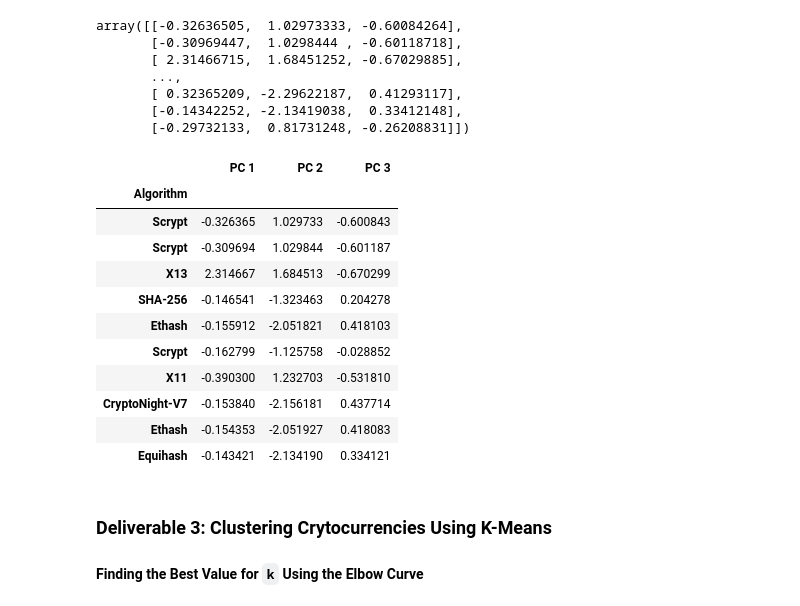
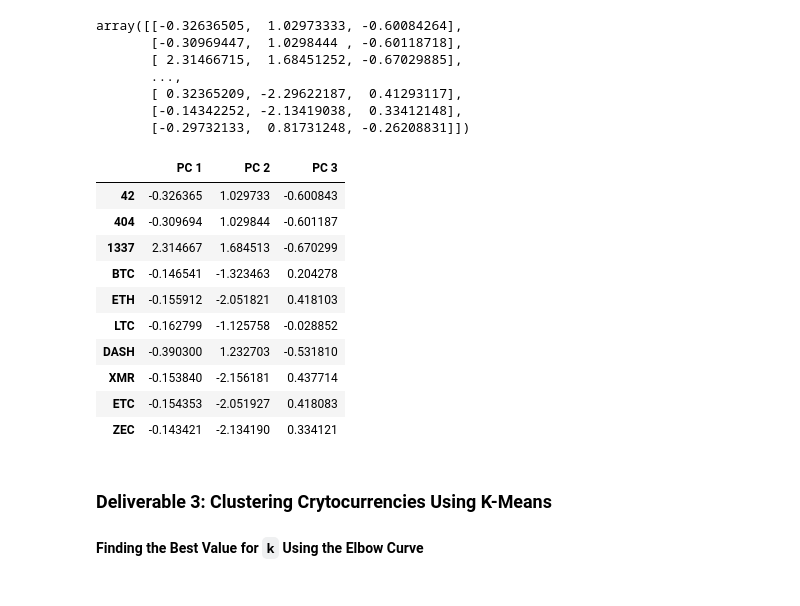
Before and after one commit to skyeryser/Cryptocurrencies, a Jupyter notebook: crypto_clustering.ipynb, the cells around one changed output. Drawn from its saved outputs; the diff is of its cells as text; code cells hidden in the pictures.

Commit message:
Fixing pcs_df index

```diff
--- a/crypto_clustering.ipynb
+++ b/crypto_clustering.ipynb
@@ -100,5 +100,8 @@ crypto_df.head(10)
 # Create a new DataFrame that holds only the cryptocurrencies names.
 crypto_names_df = pd.DataFrame(crypto_df['CoinName'])
 crypto_names_df.head()
-#crypto_names_df.shape
+
+# Make a list of the crypto_names_df index values
+crypto_names_list = crypto_names_df.index
+crypto_names_list
 # %% [output]
@@ -178,22 +180,21 @@ array([[-0.32636505,  1.02973333, -0.60084264],
        [-0.29732133,  0.81731248, -0.26208831]])
 # %%
 # Create a DataFrame with the three principal components.
-pcs_df = pd.DataFrame(data=crypto_pca, columns=['PC 1', 'PC 2', 'PC 3'], index=crypto_df.iloc[:, 0])
+pcs_df = pd.DataFrame(data=crypto_pca, columns=['PC 1', 'PC 2', 'PC 3'], index=crypto_names_list)
 pcs_df.head(10)
 #pcs_df.shape
 # %% [output]
 |  | PC 1 | PC 2 | PC 3 |
-| Algorithm |  |  |  |
-| Scrypt | -0.326365 | 1.029733 | -0.600843 |
-| Scrypt | -0.309694 | 1.029844 | -0.601187 |
-| X13 | 2.314667 | 1.684513 | -0.670299 |
-| SHA-256 | -0.146541 | -1.323463 | 0.204278 |
-| Ethash | -0.155912 | -2.051821 | 0.418103 |
-| Scrypt | -0.162799 | -1.125758 | -0.028852 |
-| X11 | -0.390300 | 1.232703 | -0.531810 |
-| CryptoNight-V7 | -0.153840 | -2.156181 | 0.437714 |
-| Ethash | -0.154353 | -2.051927 | 0.418083 |
-| Equihash | -0.143421 | -2.134190 | 0.334121 |
+| 42 | -0.326365 | 1.029733 | -0.600843 |
+| 404 | -0.309694 | 1.029844 | -0.601187 |
+| 1337 | 2.314667 | 1.684513 | -0.670299 |
+| BTC | -0.146541 | -1.323463 | 0.204278 |
+| ETH | -0.155912 | -2.051821 | 0.418103 |
+| LTC | -0.162799 | -1.125758 | -0.028852 |
+| DASH | -0.390300 | 1.232703 | -0.531810 |
+| XMR | -0.153840 | -2.156181 | 0.437714 |
+| ETC | -0.154353 | -2.051927 | 0.418083 |
+| ZEC | -0.143421 | -2.134190 | 0.334121 |
 # %% [markdown]
 ### Deliverable 3: Clustering Crytocurrencies Using K-Means
 
```
Also changed, not shown: parts of 1 cell of this notebook.
